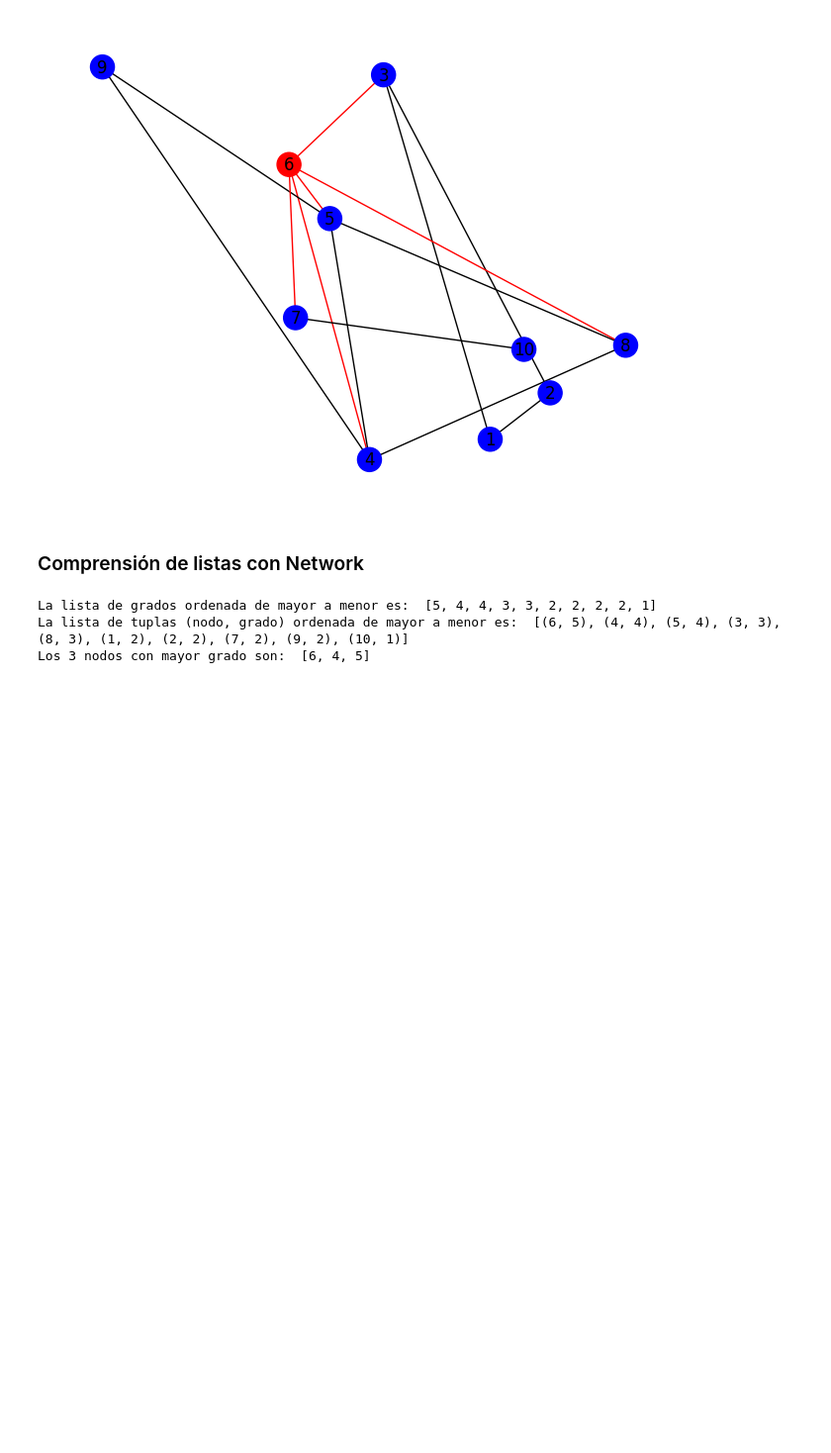
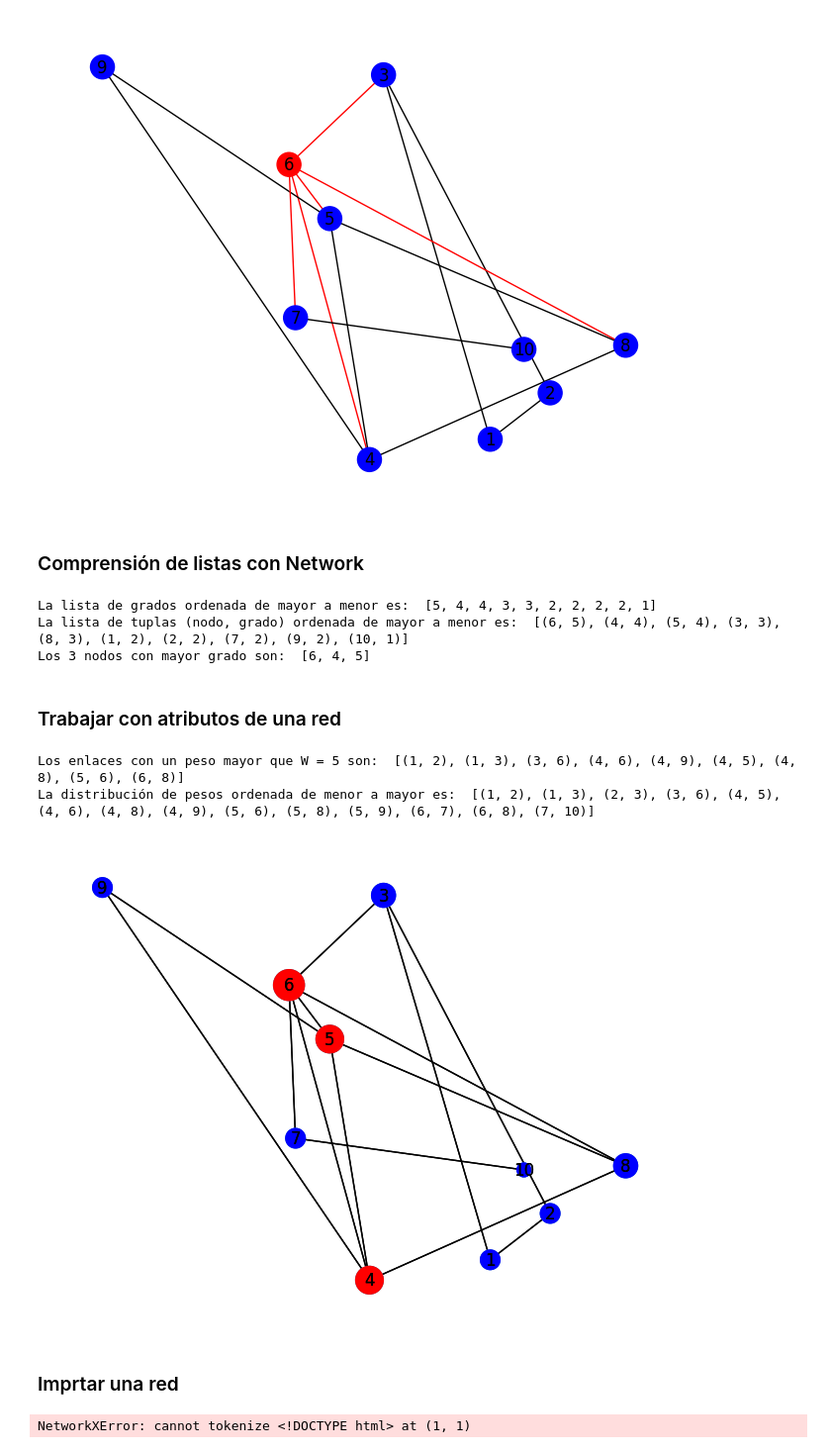
Before and after one commit to CristianFernandezM/NuevasTecnologias, a Jupyter notebook: Practica2_CristianFernandez_AliciaGarcia.ipynb, the cells around one changed output. Shown: that part at 99% size. Saved outputs shown, nothing was run; the diff lists cells and outputs as text; code cells hidden in the pictures; blank space fills up the shorter version.

```diff
--- a/Practica2_CristianFernandez_AliciaGarcia.ipynb
+++ b/Practica2_CristianFernandez_AliciaGarcia.ipynb
@@ -140,3 +140,64 @@ print("Los 3 nodos con mayor grado son: ", nodos_mayores)
 La lista de grados ordenada de mayor a menor es:  [5, 4, 4, 3, 3, 2, 2, 2, 2, 1]
 La lista de tuplas (nodo, grado) ordenada de mayor a menor es:  [(6, 5), (4, 4), (5, 4), (3, 3), (8, 3), (1, 2), (2, 2), (7, 2), (9, 2), (10, 1)]
 Los 3 nodos con mayor grado son:  [6, 4, 5]
+# %% [markdown]
+### Trabajar con atributos de una red
+# %%
+#imports
+import random
+
+#Añadimos el atributo peso
+for u, v in G.edges():
+    G[u][v]['peso'] = random.randint(1, 10)
+
+#Mostramos el peso de los enlaces con un peso mayor que W = 5
+W = 5
+enlaces_mayor_W = [(u, v) for u, v in G.edges() if G.edges[u,v]['peso'] > W]
+print("Los enlaces con un peso mayor que W = 5 son: ", enlaces_mayor_W)
+
+#Mostramos al distrbucion de pesos ordenada de menor a mayor
+pesos = nx.get_edge_attributes(G, 'peso')
+pesos_ordenados = sorted(pesos)
+print("La distribución de pesos ordenada de menor a mayor es: ", pesos_ordenados)
+
+#Visualizamos la utilizando un layout kamada_kawai, con las etiquetas de los nodos, siendo el tamaño de los nodos proporcional a su valor de su grado (multiplicado por 100 como factor de escala)
+os = nx.kamada_kawai_layout(G)
+tamanos = [G.degree(nodo) * 100 for nodo in G.nodes()]
+nx.draw(G, pos, with_labels=True, node_size=tamanos)
+
+#Cambiamos el color de los 3 nodos de mayor grado
+nodos_mayores = sorted(grados, key=grados.get, reverse=True)[:3]
+colores= ['red' if nodo in nodos_mayores else 'blue' for nodo in G.nodes()]
+nx.draw(G, pos, with_labels=True, node_size=tamanos, node_color=colores)
+plt.show()
+# %% [output]
+Los enlaces con un peso mayor que W = 5 son:  [(1, 2), (1, 3), (3, 6), (4, 6), (4, 9), (4, 5), (4, 8), (5, 6), (6, 8)]
+La distribución de pesos ordenada de menor a mayor es:  [(1, 2), (1, 3), (2, 3), (3, 6), (4, 5), (4, 6), (4, 8), (4, 9), (5, 6), (5, 8), (5, 9), (6, 7), (6, 8), (7, 10)]
+[figure, added]
+# %% [markdown]
+### Imprtar una red
+# %%
+#Imports
+import urllib.request
+
+#Descargamos la red
+url = 'http://www-personal.umich.edu/~mejn/netdata/karate.gml'
+filename = 'karate.gml'
+urllib.request.urlretrieve(url, filename)
+
+#Importamos la red
+G_karate = nx.read_gml(filename)
+
+#Calculamos el numero de nodos y enlaces
+n_nodos = G_karate.number_of_nodes()
+n_enlaces = G_karate.number_of_edges()
+print("El número de nodos es: ", n_nodos)
+print("El número de enlaces es: ", n_enlaces)
+
+#Mostramos la red, con las etiquetas de los nodos, siendo el tamaño de los nodos proporcional a su valor de grado (multiplicado por 100 como factor de escala).
+pos = nx.spring_layout(G_karate)
+tamanos = [G_karate.degree(nodo) * 100 for nodo in G_karate.nodes()]
+nx.draw(G_karate, pos, with_labels=True, node_size=tamanos)
+plt.show()
+# %% [output]
+NetworkXError: cannot tokenize <!DOCTYPE html> at (1, 1)
```
Also changed, not shown: 1 other file.
